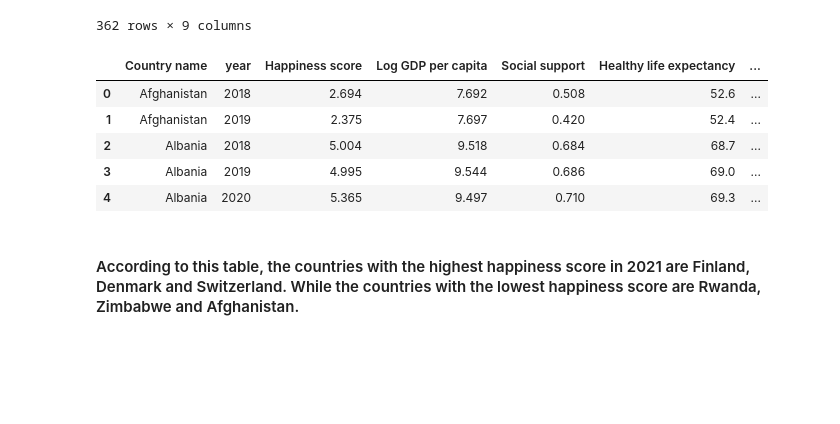
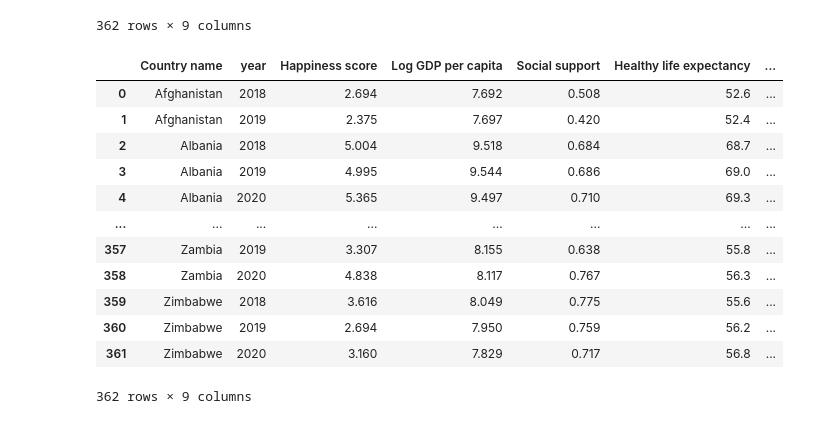
Before and after one commit to data301-2021-summer2/project-group25-project, a Jupyter notebook: analysis/EDA.ipynb, the cells around one changed output. Drawn from its saved outputs; the diff is of its cells as text; code cells hidden in the pictures; blank space fills up the shorter version.

```diff
--- a/analysis/EDA.ipynb
+++ b/analysis/EDA.ipynb
@@ -71,13 +84,18 @@ df2.fillna(method ='pad')
 362 rows × 9 columns
 # %%
 df2 = df2.reset_index(drop=True)
-df2.head()
+df2
 # %% [output]
 |  | Country name | year | Happiness score | Log GDP per capita | Social support | Healthy life expectancy | ... |
 | 0 | Afghanistan | 2018 | 2.694 | 7.692 | 0.508 | 52.6 | ... |
 | 1 | Afghanistan | 2019 | 2.375 | 7.697 | 0.420 | 52.4 | ... |
 | 2 | Albania | 2018 | 5.004 | 9.518 | 0.684 | 68.7 | ... |
 | 3 | Albania | 2019 | 4.995 | 9.544 | 0.686 | 69.0 | ... |
 | 4 | Albania | 2020 | 5.365 | 9.497 | 0.710 | 69.3 | ... |
+| ... | ... | ... | ... | ... | ... | ... | ... |
+| 357 | Zambia | 2019 | 3.307 | 8.155 | 0.638 | 55.8 | ... |
+| 358 | Zambia | 2020 | 4.838 | 8.117 | 0.767 | 56.3 | ... |
+| 359 | Zimbabwe | 2018 | 3.616 | 8.049 | 0.775 | 55.6 | ... |
+| 360 | Zimbabwe | 2019 | 2.694 | 7.950 | 0.759 | 56.2 | ... |
+| 361 | Zimbabwe | 2020 | 3.160 | 7.829 | 0.717 | 56.8 | ... |
+362 rows × 9 columns
-# %% [markdown]
-#### According to this table, the countries with the highest happiness score in 2021 are Finland, Denmark and Switzerland. While the countries with the lowest happiness score are Rwanda, Zimbabwe and Afghanistan.
```
Also changed, not shown: parts of 78 cells of this notebook, 3 other files.
